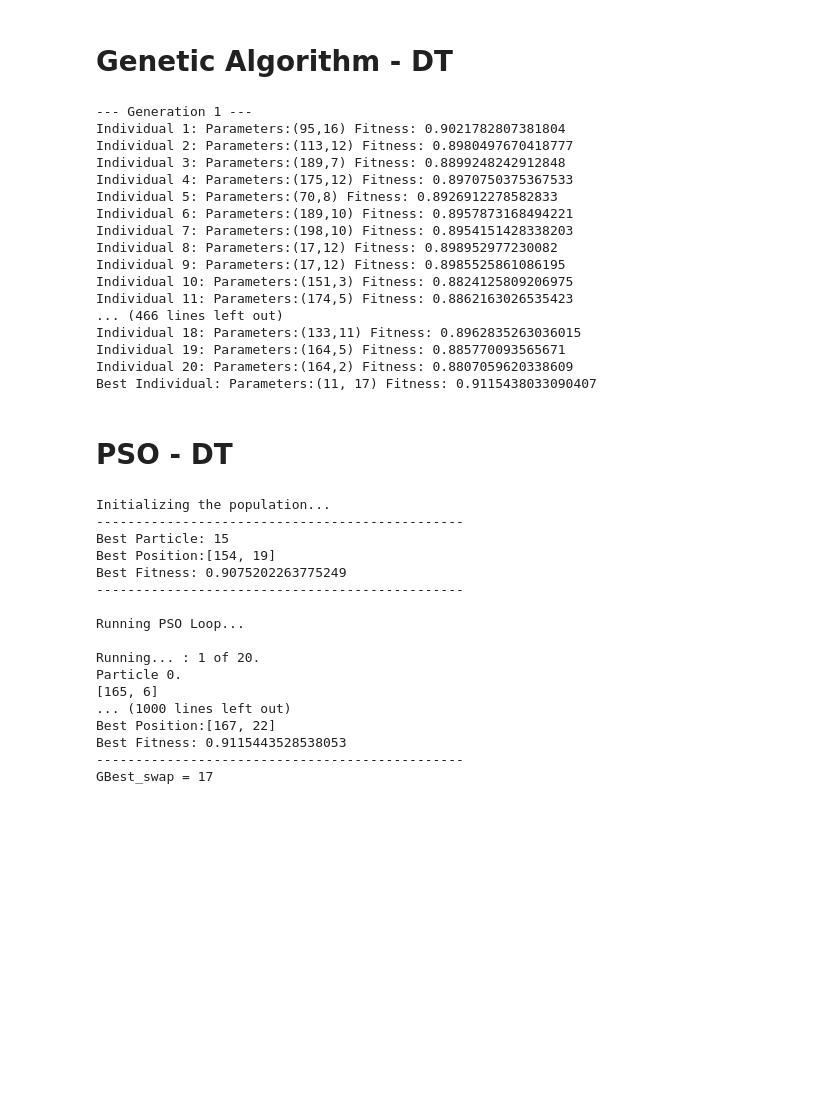
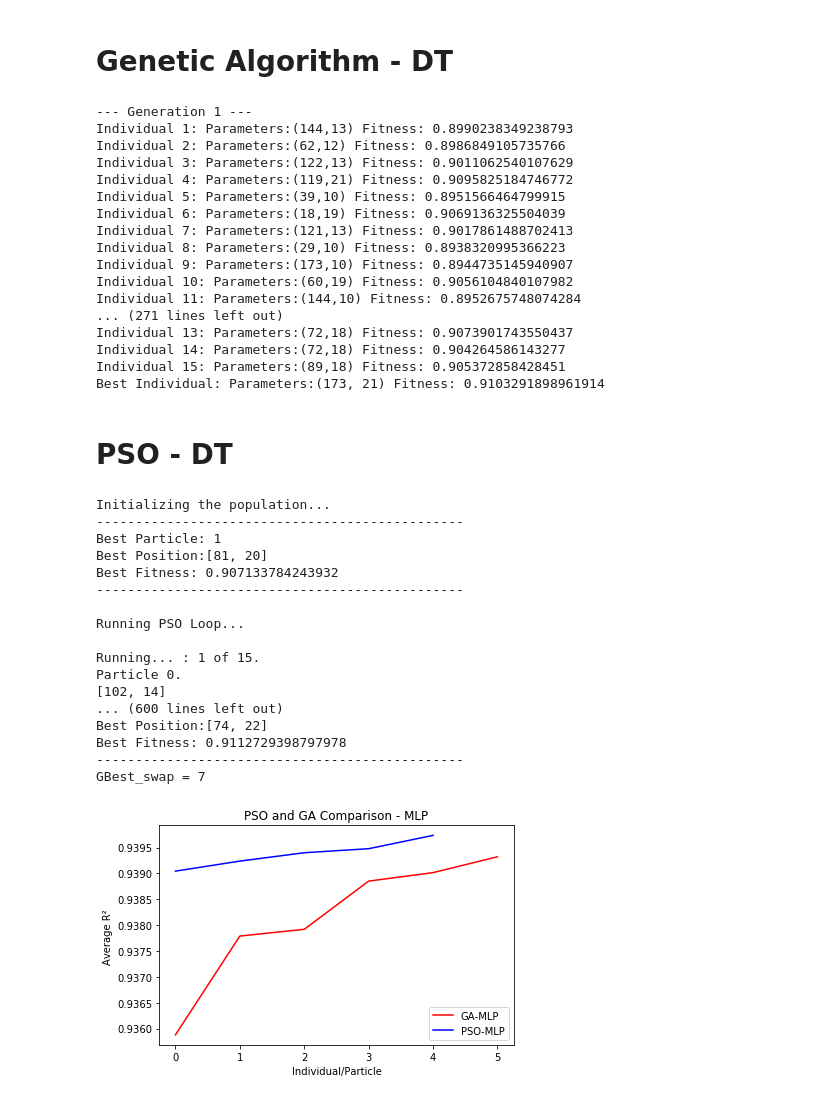
Before and after one commit to LucasFrank/PSO-GA-Comparison-AP-allocation, a Jupyter notebook: PSO and Genetic Algorithm Comparison.ipynb, the cells around one changed output. Saved outputs shown, nothing was run; the diff lists cells and outputs as text; code cells hidden in the pictures; blank space fills up the shorter version.

Commit message:
More metrics implemented
MAE, MSE, RMSE, RMSLE, adjusted_R2.

```diff
--- a/PSO and Genetic Algorithm Comparison.ipynb
+++ b/PSO and Genetic Algorithm Comparison.ipynb
@@ -42,8 +42,8 @@ Pre-processing...
 # %% [markdown]
 # Common Variables
 # %%
-generation = 20
-population_size = 20
+generation = 15
+population_size = 15
 P = 11
 Q = 3
 # %% [markdown]
@@ -178,7 +216,7 @@ while index <= generation:
 
         model = Model(X, Y, model_type = 'DT', max_depth = parameters[0], min_samples_split = parameters[1])
 
-        fitness_r2 = model.fit_predict_evaluate(n_splits = 3, n_repeats = 5)
+        fitness_r2 = model.fit_predict_evaluate(n_splits = 3, n_repeats = 5, metric = 'adjusted_r2')
 
         ga.evaluate(i, fitness_r2)
         ga_time = time.time() - start_time
@@ -189,22 +227,22 @@ while index <= generation:
 fm.close_file()
 # %% [output]
 --- Generation 1 ---
-Individual 1: Parameters:(95,16) Fitness: 0.9021782807381804
-Individual 2: Parameters:(113,12) Fitness: 0.8980497670418777
-Individual 3: Parameters:(189,7) Fitness: 0.8899248242912848
-Individual 4: Parameters:(175,12) Fitness: 0.8970750375367533
-Individual 5: Parameters:(70,8) Fitness: 0.8926912278582833
-Individual 6: Parameters:(189,10) Fitness: 0.8957873168494221
-Individual 7: Parameters:(198,10) Fitness: 0.8954151428338203
-Individual 8: Parameters:(17,12) Fitness: 0.898952977230082
-Individual 9: Parameters:(17,12) Fitness: 0.8985525861086195
-Individual 10: Parameters:(151,3) Fitness: 0.8824125809206975
-Individual 11: Parameters:(174,5) Fitness: 0.8862163026535423
-... (466 lines left out)
-Individual 18: Parameters:(133,11) Fitness: 0.8962835263036015
-Individual 19: Parameters:(164,5) Fitness: 0.885770093565671
-Individual 20: Parameters:(164,2) Fitness: 0.8807059620338609
-Best Individual: Parameters:(11, 17) Fitness: 0.9115438033090407
+Individual 1: Parameters:(144,13) Fitness: 0.8990238349238793
+Individual 2: Parameters:(62,12) Fitness: 0.8986849105735766
+Individual 3: Parameters:(122,13) Fitness: 0.9011062540107629
+Individual 4: Parameters:(119,21) Fitness: 0.9095825184746772
+Individual 5: Parameters:(39,10) Fitness: 0.8951566464799915
+Individual 6: Parameters:(18,19) Fitness: 0.9069136325504039
+Individual 7: Parameters:(121,13) Fitness: 0.9017861488702413
+Individual 8: Parameters:(29,10) Fitness: 0.8938320995366223
+Individual 9: Parameters:(173,10) Fitness: 0.8944735145940907
+Individual 10: Parameters:(60,19) Fitness: 0.9056104840107982
+Individual 11: Parameters:(144,10) Fitness: 0.8952675748074284
+... (271 lines left out)
+Individual 13: Parameters:(72,18) Fitness: 0.9073901743550437
+Individual 14: Parameters:(72,18) Fitness: 0.904264586143277
+Individual 15: Parameters:(89,18) Fitness: 0.905372858428451
+Best Individual: Parameters:(173, 21) Fitness: 0.9103291898961914
 # %% [markdown]
 # PSO - DT
 # %%
@@ -220,7 +258,7 @@ for p in pop:
     param = p.get_position()
 
     model = Model(X, Y, model_type = 'DT', max_depth = int(param[0]), min_samples_split = int(param[1]))
-    fitness_r2 = model.fit_predict_evaluate(n_splits = 3, n_repeats = 5)
+    fitness_r2 = model.fit_predict_evaluate(n_splits = 3, n_repeats = 5, metric = 'adjusted_r2')
 
     pso.insert_particle_fitness(p, fitness_r2)
     pso_time = time.time() - start_time
@@ -241,7 +279,7 @@ while(iteration <= generation):
         print(param)
 
         model = Model(X, Y, model_type = 'DT', max_depth = int(param[0]), min_samples_split = int(param[1]))
-        fitness_r2 = model.fit_predict_evaluate(n_splits = 3, n_repeats = 5)
+        fitness_r2 = model.fit_predict_evaluate(n_splits = 3, n_repeats = 5, metric = 'adjusted_r2')
 
         pso.insert_particle_fitness(p, fitness_r2)
         pso_time = time.time() - start_time
@@ -254,18 +292,21 @@ fm.close_file()
 # %% [output]
 Initializing the population...
 -----------------------------------------------
-Best Particle: 15
-Best Position:[154, 19]
-Best Fitness: 0.9075202263775249
+Best Particle: 1
+Best Position:[81, 20]
+Best Fitness: 0.907133784243932
 -----------------------------------------------
 
 Running PSO Loop...
 
-Running... : 1 of 20.
+Running... : 1 of 15.
 Particle 0.
-[165, 6]
-... (1000 lines left out)
-Best Position:[167, 22]
-Best Fitness: 0.9115443528538053
+[102, 14]
+... (600 lines left out)
+Best Position:[74, 22]
+Best Fitness: 0.9112729398797978
 -----------------------------------------------
-GBest_swap = 17
+GBest_swap = 7
+# %%
+ga_mlp = ga.get_list_best()
+pso_mlp = pso.get_list_best()
@@ -271,0 +315,12 @@ GBest_swap = 17
+# %%
+plt.plot(ga_mlp, color = 'r', label = 'GA-MLP')
+plt.plot(pso_mlp, color = 'b', label = 'PSO-MLP')
+plt.xlabel("Individual/Particle")
+plt.ylabel("Average R² ")
+plt.title("PSO and GA Comparison - MLP")
+plt.legend()
+plt.tight_layout()
+plt.savefig('gapsomlp.png', dpi = 200)
+plt.show()
+# %% [output]
+[figure, added]
```
Also changed, not shown: parts of 5 cells of this notebook, 3 other files.
